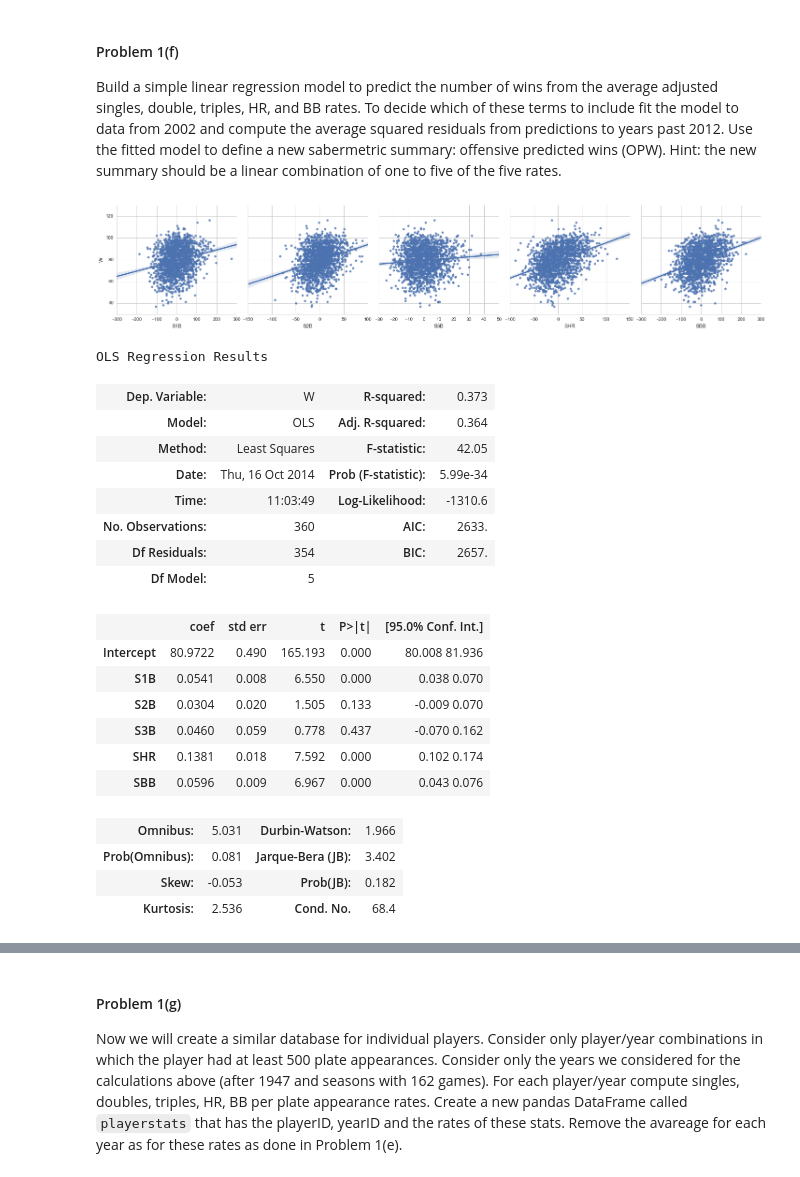
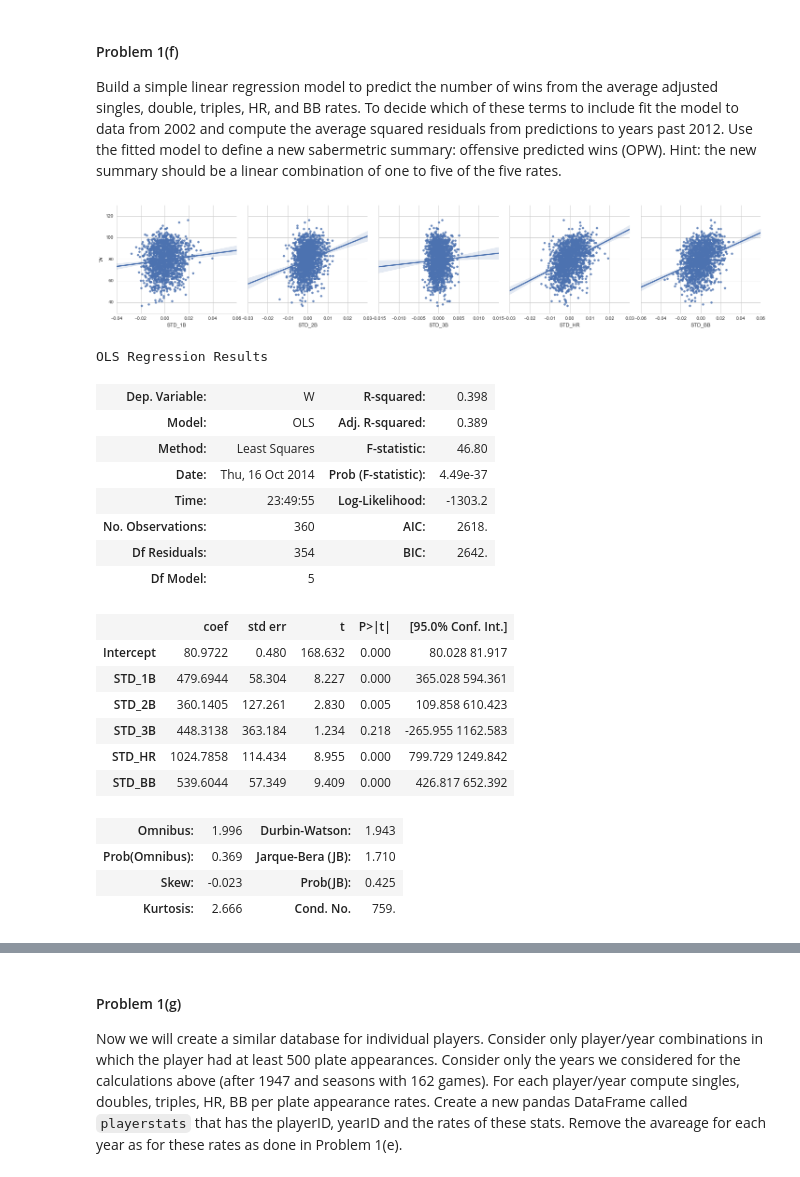
Before and after one commit to dimagalat/CSCI_E-109, a Jupyter notebook: homework/santos_n_hw3/HW3.ipynb, the cells around one changed output, grey strips where cells are left out. Saved outputs shown, nothing was run; the diff lists cells and outputs as text; code cells hidden in the pictures.

```diff
--- a/homework/santos_n_hw3/HW3.ipynb
+++ b/homework/santos_n_hw3/HW3.ipynb
@@ -184,11 +185,10 @@ Now, consider only team/season combinations in which the teams played 162 Games.
 # %%
 # We need the teams for the wins. The rest can be taken from players.
 # Get seasons with 162 games and starting from 1947.
-good_seasons = (teams[teams["yearID"] >= 1947][["yearID", "G"]]
-                .groupby("yearID").max() == 162).index
+#good_seasons = teams[teams["yearID"] >= 1947].groupby("yearID").sum()[["G"] == 162].index
+good_seasons = (teams[teams["yearID"] >= 1947].groupby("yearID").max()["G"] == 162).index
 # Filter out "bad" seasons.
-seasons = teams[["teamID", "yearID", "W"]][teams["yearID"]
-                                           .isin(good_seasons)].reset_index(drop=True)
+seasons = teams[teams["yearID"].isin(good_seasons)][["teamID", "yearID", "W"]].reset_index(drop=True)
 seasons.head()
 # %% [output]
 |  | teamID | yearID | W |
@@ -199,11 +199,19 @@ seasons.head()
 | 4 | PHA | 1947 | 78 |
 # %%
 # Merge seasons and players before calculating singles to save cycles.
-stats = seasons.merge(players[["teamID", "yearID", "H", "2B", "3B", "HR", "BB"]]
+stats = seasons.merge(players[["teamID", "yearID", "H", "2B", "3B", "HR", "AB", "BB", "HBP", "SH", "SF"]]
                       .groupby(["teamID", "yearID"], as_index=False).sum(), on=["teamID", "yearID"])
 # Calculate singles and rename column.
 stats["H"] = stats.apply(lambda x: x["H"] - x["2B"] - x["3B"] - x["HR"], axis=1)
 stats.rename(columns={"H": "1B"}, inplace=True)
+# Compute rates.
+# PA = AB + BB + HBP + SH + SF + Times Reached on Defensive Interference (Wikipedia).
+# Note: Could not find stat for "Times Reached on Defensive Interference.
+pa = stats.apply(lambda x: x["AB"] + x["BB"] + x["HBP"] + x["SH"] + x["SF"], axis=1)
+rates = stats[["1B", "2B", "3B", "HR", "BB"]].divide(pa, axis=0)
+# Replace old columns with new ones.
+stats = stats.drop(["1B", "2B", "3B", "HR", "AB", "BB", "HBP", "SH", "SF"],
+                   axis=1).merge(rates, left_index=True, right_index=True)
 stats.head()
 # %% [output]
 |  | teamID | yearID | W | 1B | 2B | 3B | HR | BB |
@@ -217,7 +225,7 @@ stats.head()
 
 Is there a noticeable time trend in the rates computed computed in Problem 1(c)?
 # %%
-group = stats.drop("teamID", axis=1).groupby("yearID")
+group = stats.drop(["teamID", "W"], axis=1).groupby("yearID")
 group.mean().plot(figsize=(12, 8), title="Average statistics by year")
 # %% [output]
 <matplotlib.axes._subplots.AxesSubplot at 0x...>
@@ -232,11 +238,10 @@ Though not a trend, we can clearly see that there are a couple of odd seasons. T
 Using the `stats` DataFrame from Problem 1(c), adjust the singles per PA rates so that the average across teams for each year is 0. Do the same for the doubles, triples, HR, and BB rates.
 # %%
 # Standardize year group and rename columns (not really since we're not dividing by the SD, but you get the idea).
-standardized = group.transform(lambda x: x - x.mean()).drop("W", axis=1)
-standardized.columns = ["S1B", "S2B", "S3B", "SHR", "SBB"]
-standardized.head()
+stats_std = group.transform(lambda x: x - x.mean())
+stats_std.columns = ["STD_1B", "STD_2B", "STD_3B", "STD_HR", "STD_BB"]
 # Merge to stats. The merge must be done on index (row number) because we dropped teamID for the group. This should,
 # not be a problem since none of the operations above reorderd or changed the frame shape.
-stats_std = stats.merge(standardized, left_index=True, right_index=True)
-stats_std.head()
+stats = stats.merge(stats_std, left_index=True, right_index=True)
+stats.head()
 # %% [output]
@@ -251,35 +256,34 @@ stats_std.head()
 
 Build a simple linear regression model to predict the number of wins from the average adjusted singles, double, triples, HR, and BB rates. To decide which of these terms to include fit the model to data from 2002 and compute the average squared residuals from predictions to years past 2012. Use the fitted model to define a new sabermetric summary: offensive predicted wins (OPW). Hint: the new summary should be a linear combination of one to five of the five rates.
 # %%
-sns.set(style="whitegrid")
-g = sns.PairGrid(stats_std, y_vars=["W"], x_vars=["S1B", "S2B", "S3B", "SHR", "SBB"], size=4)
+g = sns.PairGrid(stats, y_vars=["W"], x_vars=["STD_1B", "STD_2B", "STD_3B", "STD_HR", "STD_BB"], size=4)
 g.map(sns.regplot)
 sns.despine(left=True)
 # %% [output]
-[figure, old version]
+[figure, new version]
 # %%
-# Use only statistics from 2002 on.
-stats_std_post_2002 = stats_std[stats_std["yearID"] >= 2002]
-sm.ols("W ~ S1B + S2B + S3B + SHR + SBB", stats_std_post_2002).fit().summary()
+# Use only statistics after 2002 to fit.
+stats_std_post_2002 = stats[stats["yearID"] >= 2002]
+sm.ols("W ~ STD_1B + STD_2B + STD_3B + STD_HR + STD_BB", stats_std_post_2002).fit().summary()
 # %% [output]
 OLS Regression Results
-| Dep. Variable: | W | R-squared: | 0.373 |
-| Model: | OLS | Adj. R-squared: | 0.364 |
-| Method: | Least Squares | F-statistic: | 42.05 |
-| Date: | Thu, 16 Oct 2014 | Prob (F-statistic): | 5.99e-34 |
-| Time: | 11:03:49 | Log-Likelihood: | -1310.6 |
-| No. Observations: | 360 | AIC: | 2633. |
-| Df Residuals: | 354 | BIC: | 2657. |
+| Dep. Variable: | W | R-squared: | 0.398 |
+| Model: | OLS | Adj. R-squared: | 0.389 |
+| Method: | Least Squares | F-statistic: | 46.80 |
+| Date: | Thu, 16 Oct 2014 | Prob (F-statistic): | 4.49e-37 |
+| Time: | 23:49:55 | Log-Likelihood: | -1303.2 |
+| No. Observations: | 360 | AIC: | 2618. |
+| Df Residuals: | 354 | BIC: | 2642. |
 | Df Model: | 5 |  |  |
 |  | coef | std err | t | P>|t| | [95.0% Conf. Int.] |
-| Intercept | 80.9722 | 0.490 | 165.193 | 0.000 | 80.008 81.936 |
-| S1B | 0.0541 | 0.008 | 6.550 | 0.000 | 0.038 0.070 |
-| S2B | 0.0304 | 0.020 | 1.505 | 0.133 | -0.009 0.070 |
-| S3B | 0.0460 | 0.059 | 0.778 | 0.437 | -0.070 0.162 |
-| SHR | 0.1381 | 0.018 | 7.592 | 0.000 | 0.102 0.174 |
-| SBB | 0.0596 | 0.009 | 6.967 | 0.000 | 0.043 0.076 |
+| Intercept | 80.9722 | 0.480 | 168.632 | 0.000 | 80.028 81.917 |
+| STD_1B | 479.6944 | 58.304 | 8.227 | 0.000 | 365.028 594.361 |
+| STD_2B | 360.1405 | 127.261 | 2.830 | 0.005 | 109.858 610.423 |
+| STD_3B | 448.3138 | 363.184 | 1.234 | 0.218 | -265.955 1162.583 |
+| STD_HR | 1024.7858 | 114.434 | 8.955 | 0.000 | 799.729 1249.842 |
+| STD_BB | 539.6044 | 57.349 | 9.409 | 0.000 | 426.817 652.392 |
-| Omnibus: | 5.031 | Durbin-Watson: | 1.966 |
-| Prob(Omnibus): | 0.081 | Jarque-Bera (JB): | 3.402 |
-| Skew: | -0.053 | Prob(JB): | 0.182 |
-| Kurtosis: | 2.536 | Cond. No. | 68.4 |
+| Omnibus: | 1.996 | Durbin-Watson: | 1.943 |
+| Prob(Omnibus): | 0.369 | Jarque-Bera (JB): | 1.710 |
+| Skew: | -0.023 | Prob(JB): | 0.425 |
+| Kurtosis: | 2.666 | Cond. No. | 759. |
 # %%
```
Also changed, not shown: parts of 35 cells of this notebook.
